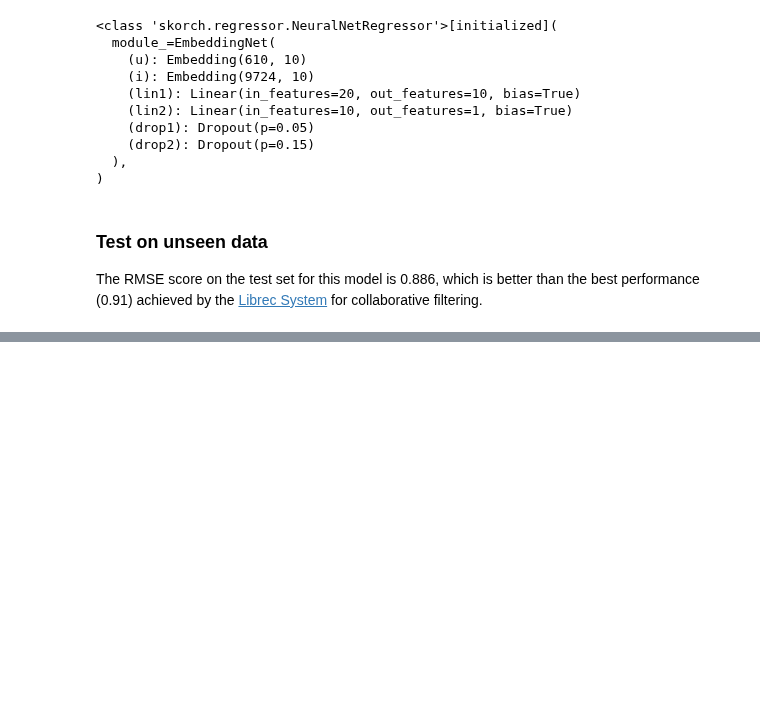
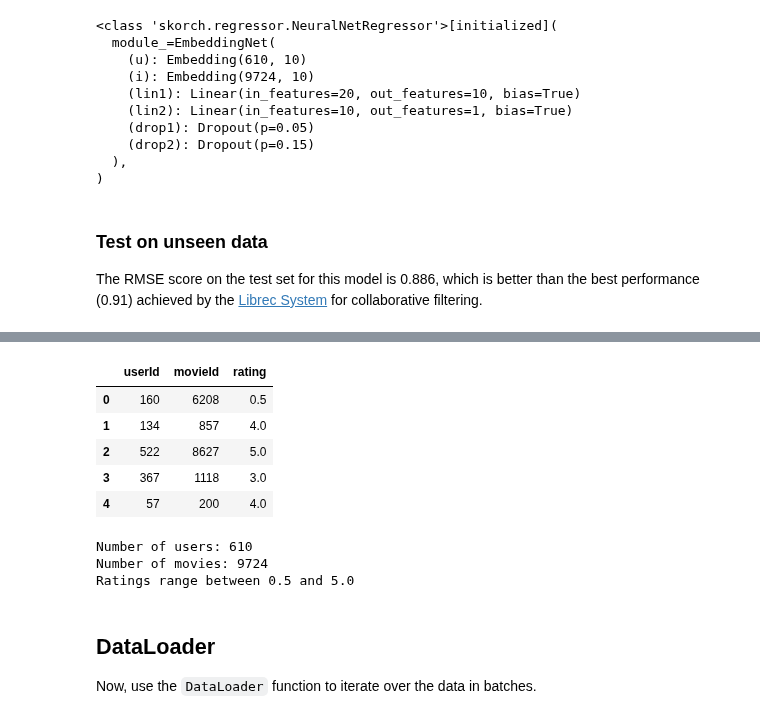
Before and after one commit to James-Leslie/deep-collaborative-filtering, a Jupyter notebook: movielens_skorch.ipynb, the cells around one changed output, grey strips where cells are left out. Drawn from its saved outputs; the diff is of its cells as text; code cells hidden in the pictures; blank space fills up the shorter version.

```diff
--- a/movielens_skorch.ipynb
+++ b/movielens_skorch.ipynb
@@ -213,0 +281,9 @@ np.sqrt(np.mean((preds - y_test) ** 2))
+# %%
+test.df.head()
+# %% [output]
+|  | userId | movieId | rating |
+| 0 | 160 | 6208 | 0.5 |
+| 1 | 134 | 857 | 4.0 |
+| 2 | 522 | 8627 | 5.0 |
+| 3 | 367 | 1118 | 3.0 |
+| 4 | 57 | 200 | 4.0 |
@@ -213,0 +297,11 @@ np.sqrt(np.mean((preds - y_test) ** 2))
+# %%
+print("Number of users:", n_users+1)
+print("Number of movies:", n_items+1)
+print("Ratings range between", min_score, "and", max_score)
+# %% [output]
+Number of users: 610
+Number of movies: 9724
+Ratings range between 0.5 and 5.0
+# %% [markdown]
+## DataLoader
+Now, use the `DataLoader` function to iterate over the data in batches.
```
Also changed, not shown: parts of 45 cells of this notebook, 3 other files.
